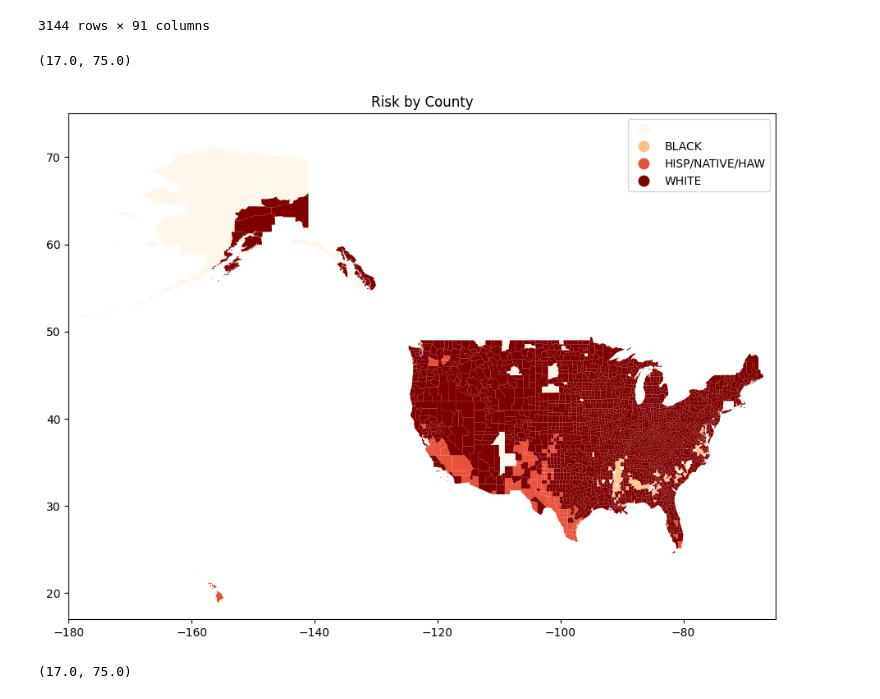
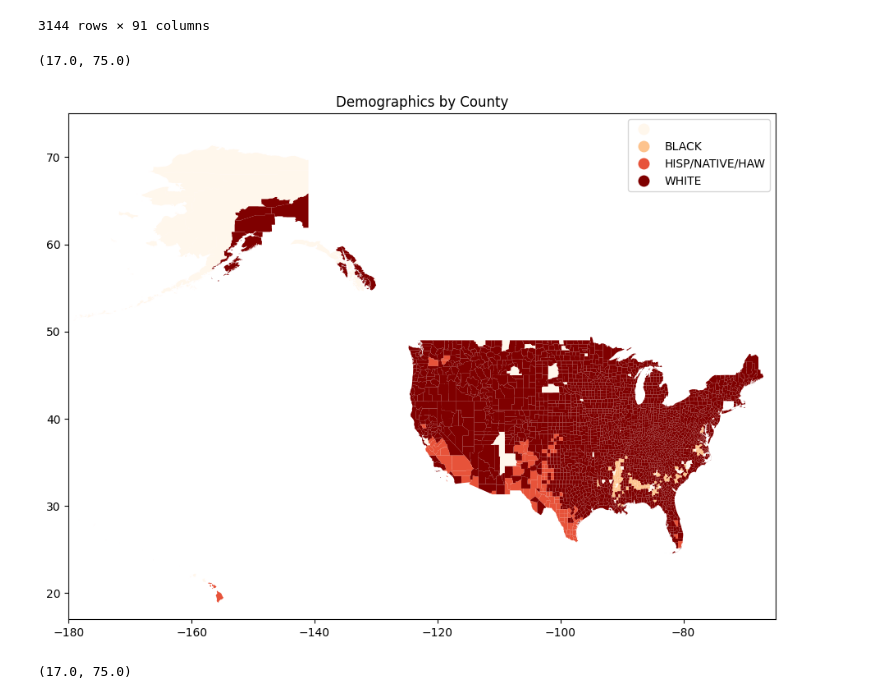
Before and after one commit to farnhamh/CS124H-Group-3, a Jupyter notebook: helena/project.ipynb, the cells around one changed output. Saved outputs shown, nothing was run; the diff lists cells and outputs as text; code cells hidden in the pictures.

```diff
--- a/helena/project.ipynb
+++ b/helena/project.ipynb
@@ -20,7 +20,7 @@ import matplotlib.pyplot as plt
 import folium
 # %%
 #read national risk index dataset into the nri dataframe
-nri = pd.read_csv("NRI_Table_Counties/NRI_Table_Counties.csv")
+nri = pd.read_csv("NRI_Table_Counties.csv")
 display(nri)
 print(nri.columns)
 
@@ -409,31 +408,31 @@ df_with_geoid
 # %%
 #using geopandas, we create an empty geospatial viz
 gdf = gpd.read_file("cb_2018_us_county_500k.shp")
 
 #merging our df_with_geoid and the empty geospatial viz
 merged = gdf.merge(df_with_geoid, on='GEOID', how='left')
 
 #filtering out extra
 territory_statefps = ["72", "60", "69", "78", "66"]
 merged_gdf = merged[~merged['STATEFP'].isin(territory_statefps)]
 
 #plotting specifically data in a column (i chose risk_score just to test)
 us = merged_gdf.plot(column='MAJORITY_RACE', cmap='OrRd', legend=True, figsize=(12, 8))
-plt.title('Risk by County')
+plt.title('Demographics by County')
 
 # set the extent to focus on the US
 # main part of US is [-130,-65]x[24,50]
 us.set_xlim([-180, -65])
 us.set_ylim([17, 75])
 
 #uncomment to see
 #plt.show()
 
 #how do we know we're looking at correct code!!???
 #when you go to the nri national map (https://hazards.fema.gov/nri/map) it shows the same map, just colors are diff :D
 # %% [output]
 (17.0, 75.0)
-[figure, old version]
+[figure, new version]
 # %%
 #making Demographic by County map
 #using geopandas, we create an empty geospatial viz
```
Also changed, not shown: parts of 4 cells of this notebook.
